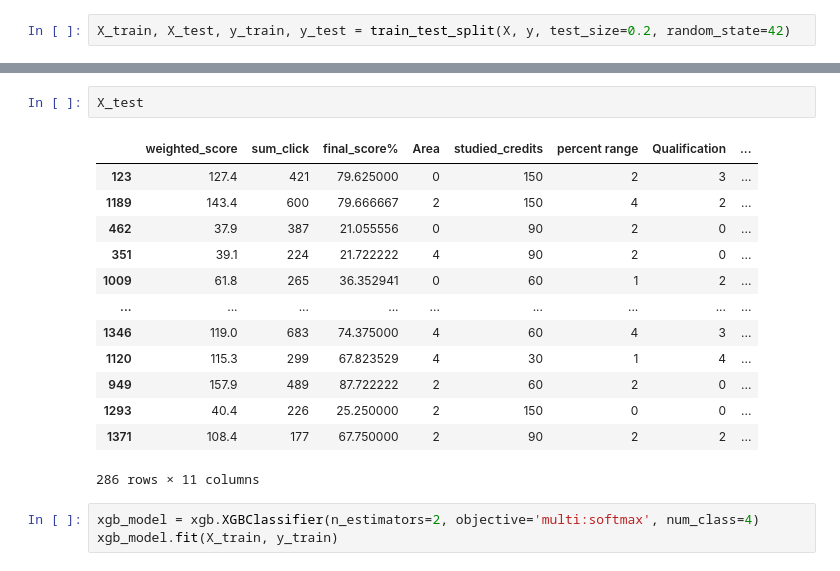
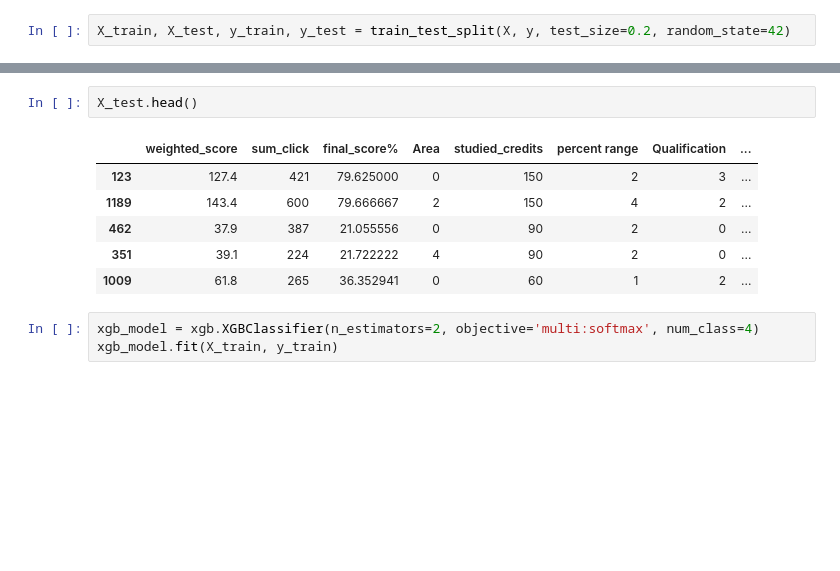
Before and after one commit to AndaniAfrica/data_science_assesment, a Jupyter notebook: assessment_notebook.ipynb, the cells around one changed output, grey strips where cells are left out. Cells and saved outputs as stored; diff of their text form; blank space fills up the shorter version.

```diff
--- a/assessment_notebook.ipynb
+++ b/assessment_notebook.ipynb
@@ -882,19 +886,12 @@ X_train
 # %%
-X_test
+X_test.head()
 # %% [output]
 |  | weighted_score | sum_click | final_score% | Area | studied_credits | percent range | Qualification | ... |
 | 123 | 127.4 | 421 | 79.625000 | 0 | 150 | 2 | 3 | ... |
 | 1189 | 143.4 | 600 | 79.666667 | 2 | 150 | 4 | 2 | ... |
 | 462 | 37.9 | 387 | 21.055556 | 0 | 90 | 2 | 0 | ... |
 | 351 | 39.1 | 224 | 21.722222 | 4 | 90 | 2 | 0 | ... |
 | 1009 | 61.8 | 265 | 36.352941 | 0 | 60 | 1 | 2 | ... |
-| ... | ... | ... | ... | ... | ... | ... | ... | ... |
-| 1346 | 119.0 | 683 | 74.375000 | 4 | 60 | 4 | 3 | ... |
-| 1120 | 115.3 | 299 | 67.823529 | 4 | 30 | 1 | 4 | ... |
-| 949 | 157.9 | 489 | 87.722222 | 2 | 60 | 2 | 0 | ... |
-| 1293 | 40.4 | 226 | 25.250000 | 2 | 150 | 0 | 0 | ... |
-| 1371 | 108.4 | 177 | 67.750000 | 2 | 90 | 2 | 2 | ... |
-286 rows × 11 columns
 # %%
 xgb_model = xgb.XGBClassifier(n_estimators=2, objective='multi:softmax', num_class=4)
 xgb_model.fit(X_train, y_train)
```
Also changed, not shown: parts of 14 cells of this notebook.
